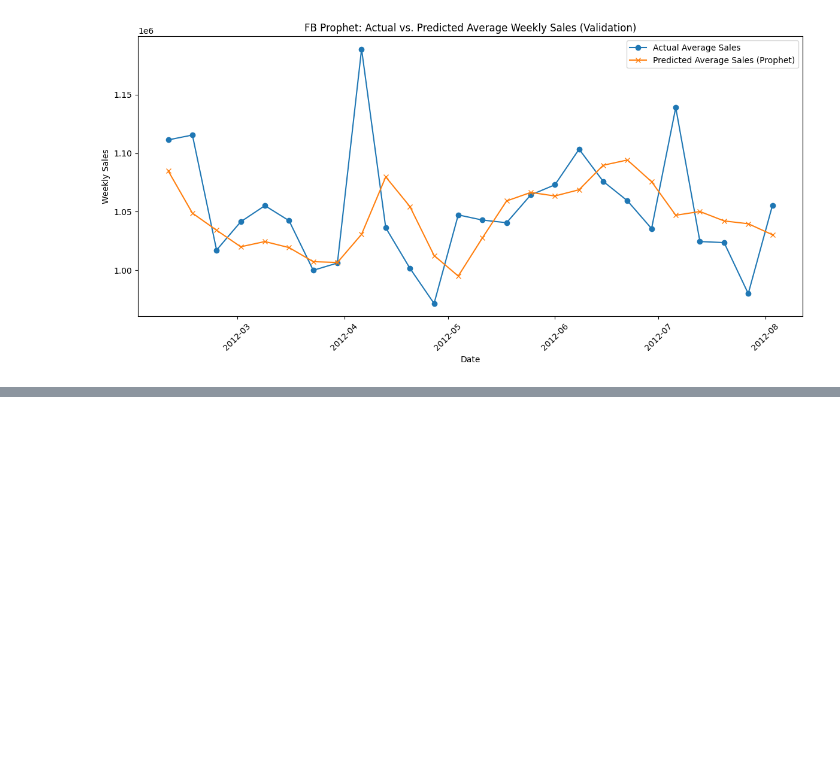
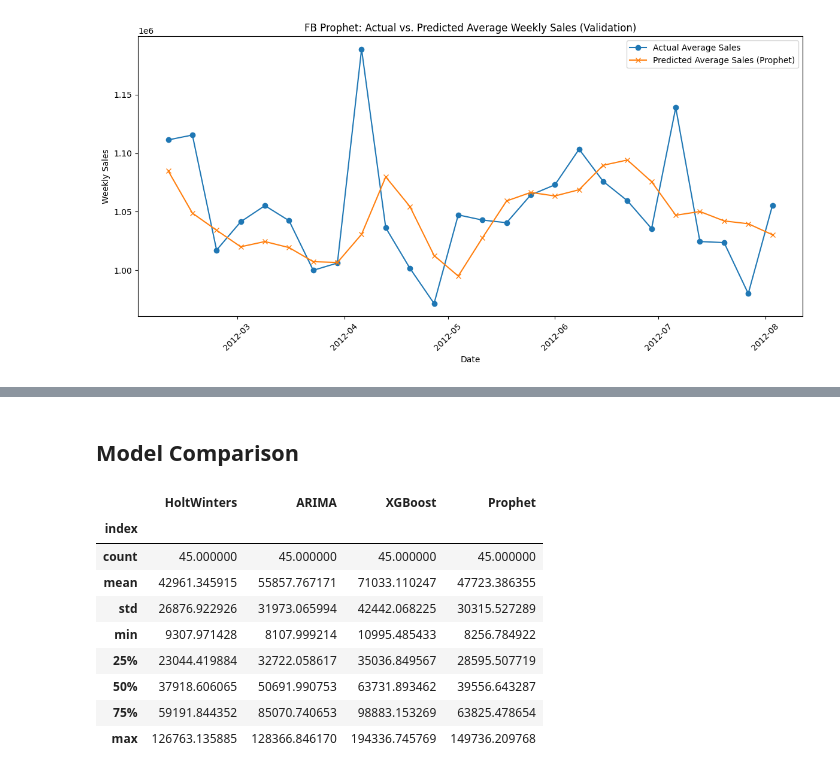
Before and after one commit to joshiaditya0511/walmart-sales-forecasting, a Jupyter notebook: Website/main/forecasting.ipynb, the cells around one changed output, grey strips where cells are left out. Cells and saved outputs as stored; diff of their text form; code cells hidden in the pictures; blank space fills up the shorter version.

```diff
--- a/Website/main/forecasting.ipynb
+++ b/Website/main/forecasting.ipynb
@@ -955,7 +748,7 @@ pred_by_date = defaultdict(list)
 actual_by_date = defaultdict(list)
 
 for store in stores:
-    store_result = results_dict["XGBoost"]["store_results"][store]
+    store_result = results["XGBoost"]["store_results"][store]
     for dt, pred, act in zip(store_result["forecast_dates"],
                              store_result["predictions"],
                              store_result["actuals"]):
@@ -1145,7 +938,7 @@ pred_by_date = defaultdict(list)
 actual_by_date = defaultdict(list)
 
 for store in stores:
-    store_result = results_dict["Prophet"]["store_results"][store]
+    store_result = results["Prophet"]["store_results"][store]
     for dt, pred, act in zip(store_result["forecast_dates"],
                              store_result["predictions"],
                              store_result["actuals"]):
@@ -1175,0 +1171,2 @@ plt.show()
+# %% [markdown]
+## Model Comparison
@@ -1175,0 +1188,13 @@ plt.show()
+# %%
+comparison_df
+# %% [output]
+|  | HoltWinters | ARIMA | XGBoost | Prophet |
+| index |  |  |  |  |
+| count | 45.000000 | 45.000000 | 45.000000 | 45.000000 |
+| mean | 42961.345915 | 55857.767171 | 71033.110247 | 47723.386355 |
+| std | 26876.922926 | 31973.065994 | 42442.068225 | 30315.527289 |
+| min | 9307.971428 | 8107.999214 | 10995.485433 | 8256.784922 |
+| 25% | 23044.419884 | 32722.058617 | 35036.849567 | 28595.507719 |
+| 50% | 37918.606065 | 50691.990753 | 63731.893462 | 39556.643287 |
+| 75% | 59191.844352 | 85070.740653 | 98883.153269 | 63825.478654 |
+| max | 126763.135885 | 128366.846170 | 194336.745769 | 149736.209768 |
```
Also changed, not shown: parts of 58 cells of this notebook, 4 other files.
